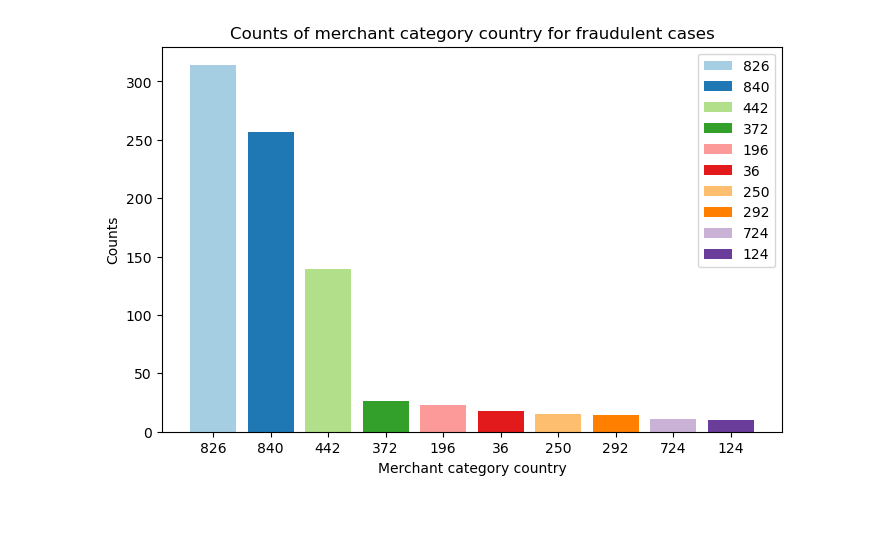
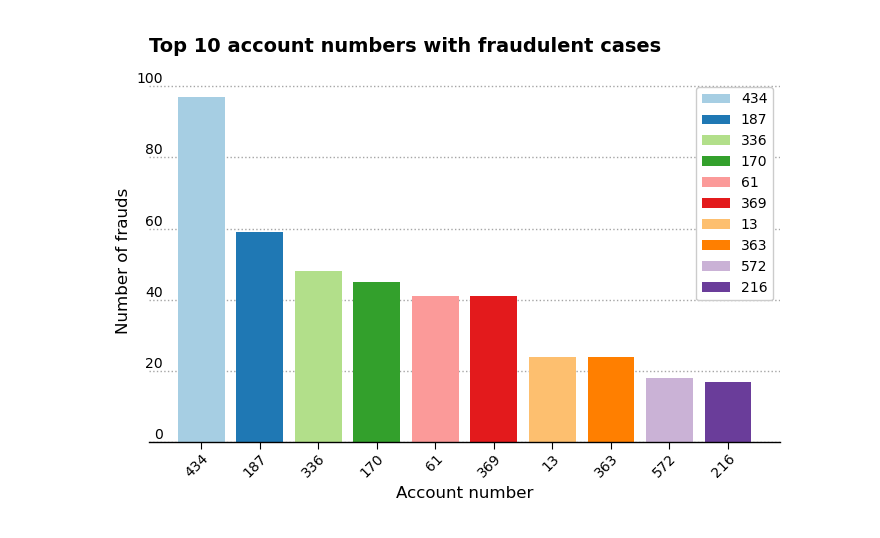
Before and after one commit to capac/credit-card-fraud-detection, a Jupyter notebook: eda.ipynb, the cells around one changed output. Saved outputs shown, nothing was run; the diff lists cells and outputs as text; code cells hidden in the pictures.

```diff
--- a/eda.ipynb
+++ b/eda.ipynb
@@ -9,11 +8,18 @@ from sklearn.preprocessing import LabelEncoder
 # %%
 home = Path.home()
 data_path = home / 'Programming/data/fraud-detection/data'
+work_dir = home / (
+    'Programming/Python/machine-learning-exercises/credit-card-fraud-detection'
+    )
 data_df = pd.read_csv(
     data_path / 'transactions_obf.csv', parse_dates=['transactionTime'],
     dtype={'availableCash': np.float64, 'transactionAmount': np.float64}
     )
 data_df.sort_values(by='transactionTime', inplace=True)
+# %%
+# matplotlib style file
+mplstyle_file = work_dir / 'barplot-style.mplstyle'
+plt.style.use(mplstyle_file)
 # %%
 data_df[['eventId', 'accountNumber', 'merchantId', 'mcc', 'merchantCountry', 'merchantZip', 'posEntryMode']] = data_df[['eventId', 'accountNumber', 'merchantId', 'mcc', 'merchantCountry', 'merchantZip', 'posEntryMode']].astype('string')
 # %%
@@ -187,13 +181,17 @@ plt.legend();
 # %%
-fig, ax = plt.subplots(figsize=(8,5))
+fig, ax = plt.subplots(figsize=(7, 5))
 top_num = 10
-mctry_fraud_df = fraud_df.merchantCountry.value_counts(ascending=False)[:top_num]
-ax.bar(mctry_fraud_df.index, mctry_fraud_df.values,
-       label=mctry_fraud_df.index,
-       color=plt.cm.Paired.colors)
-ax.set_xlabel('Merchant category country')
-ax.set_ylabel('Counts')
-ax.set_title('Counts of merchant category country for fraudulent cases')
-plt.legend();
+an_fraud_df = fraud_df.groupby('accountNumber')['accountNumber'].count()
+sorted_an_fraud_df = an_fraud_df.nlargest(top_num)
+sorted_index = sorted_an_fraud_df.index.astype('str')
+ax.bar(sorted_index, sorted_an_fraud_df.values,
+       label=sorted_an_fraud_df.index, color=plt.cm.Paired.colors)
+ax.set_xlabel('Account number')
+ax.set_ylabel('Number of frauds')
+ax.set_title(f'Top {top_num} account numbers with fraudulent cases')
+plt.setp(ax.get_xticklabels(), ha='right',
+         rotation_mode='anchor', rotation=45)
+plt.legend()
+plt.tight_layout()
 # %% [output]
-[figure, old version]
+[figure, new version]
```
Also changed, not shown: parts of 14 cells of this notebook.
